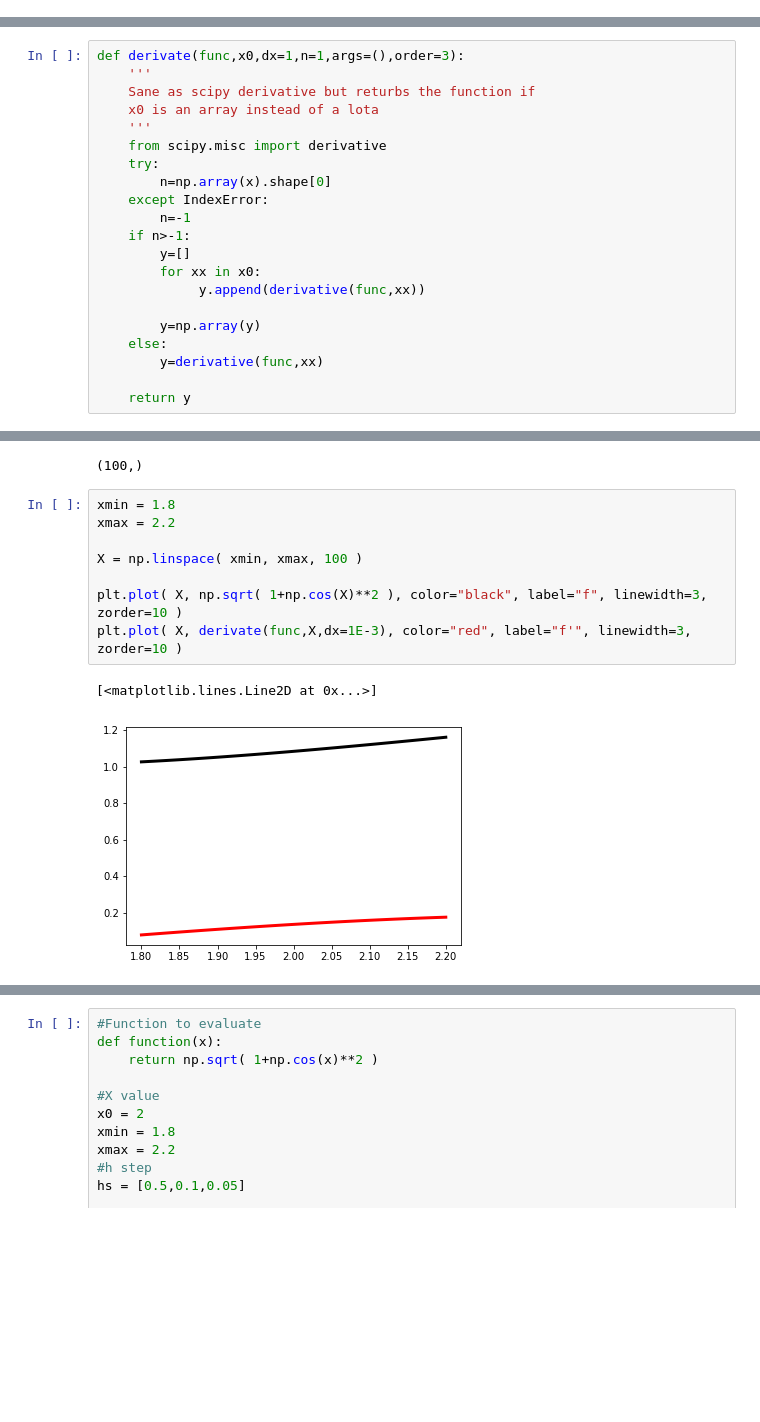
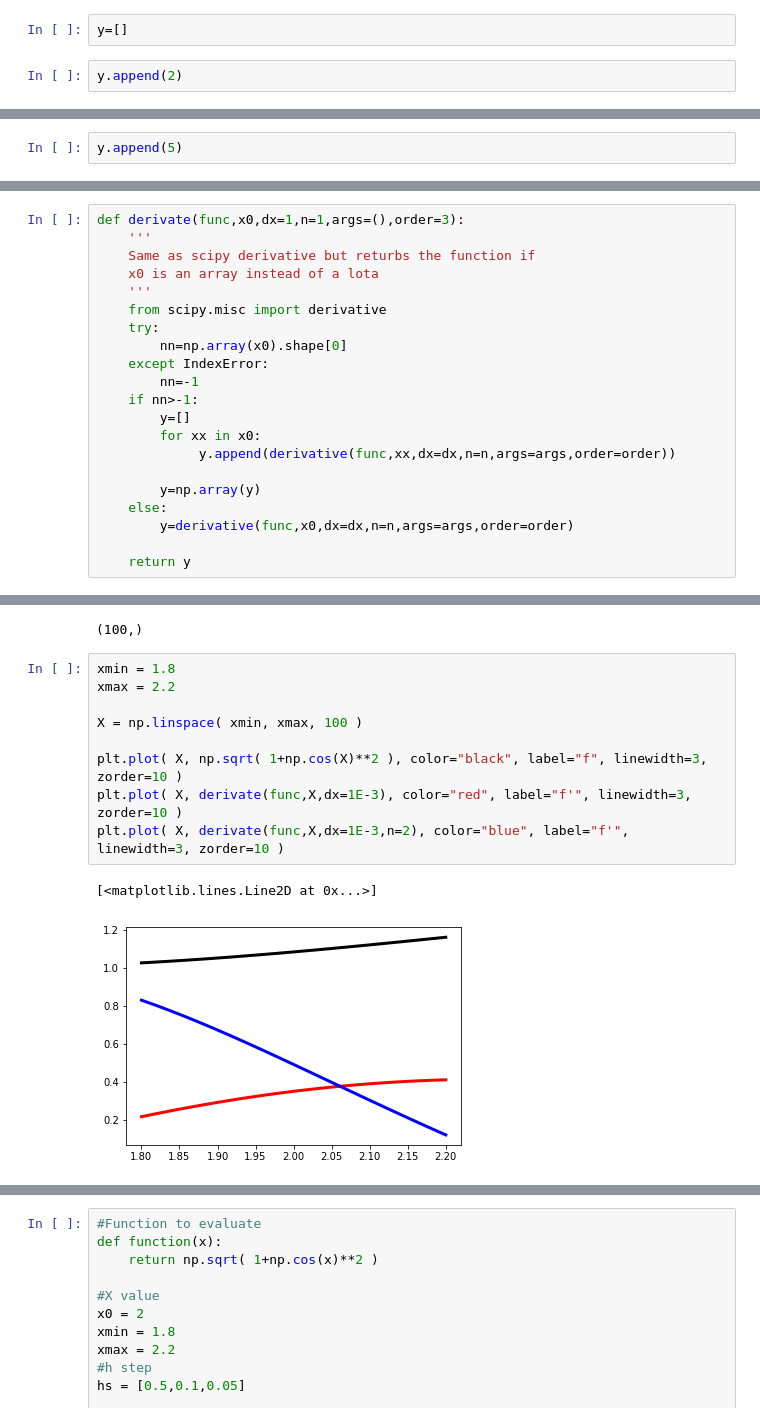
Before and after one commit to sbustamante/ComputationalMethods, a Jupyter notebook: material/numerical-calculus.ipynb, the cells around one changed output, grey strips where cells are left out. Saved outputs shown, nothing was run; the diff lists cells and outputs as text; blank space fills up the shorter version.

Commit message:
fix function

```diff
--- a/material/numerical-calculus.ipynb
+++ b/material/numerical-calculus.ipynb
@@ -99,0 +115,4 @@ derivative(function,2,dx=1E-6)
+# %%
+y=[]
+# %%
+y.append(2)
@@ -99,0 +123,2 @@ derivative(function,2,dx=1E-6)
+# %%
+y.append(5)
@@ -100,22 +129,22 @@ derivative(function,2,dx=1E-6)
 # %%
 def derivate(func,x0,dx=1,n=1,args=(),order=3):
     '''
-    Sane as scipy derivative but returbs the function if
+    Same as scipy derivative but returbs the function if
     x0 is an array instead of a lota
     '''
     from scipy.misc import derivative
     try:
-        n=np.array(x).shape[0]
+        nn=np.array(x0).shape[0]
     except IndexError:
-        n=-1
-    if n>-1:
+        nn=-1
+    if nn>-1:
         y=[]
         for xx in x0:
-             y.append(derivative(func,xx))
+             y.append(derivative(func,xx,dx=dx,n=n,args=args,order=order))
 
         y=np.array(y)
     else:
-        y=derivative(func,xx)
+        y=derivative(func,x0,dx=dx,n=n,args=args,order=order)
 
     return y
 # %%
@@ -137,11 +166,12 @@ derivate(func,X,dx=1E-3).shape
 # %%
 xmin = 1.8
 xmax = 2.2
 
 X = np.linspace( xmin, xmax, 100 )
 
 plt.plot( X, np.sqrt( 1+np.cos(X)**2 ), color="black", label="f", linewidth=3, zorder=10 )
 plt.plot( X, derivate(func,X,dx=1E-3), color="red", label="f'", linewidth=3, zorder=10 )
+plt.plot( X, derivate(func,X,dx=1E-3,n=2), color="blue", label="f'", linewidth=3, zorder=10 )
 # %% [output]
 [<matplotlib.lines.Line2D at 0x...>]
-[figure, old version]
+[figure, new version]
```
Also changed, not shown: parts of 9 cells of this notebook.
